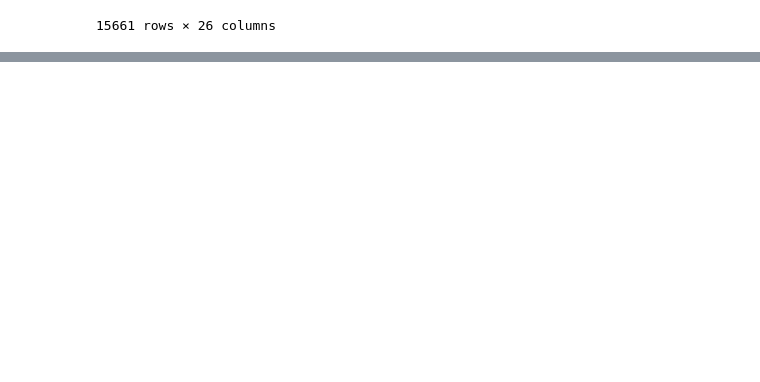
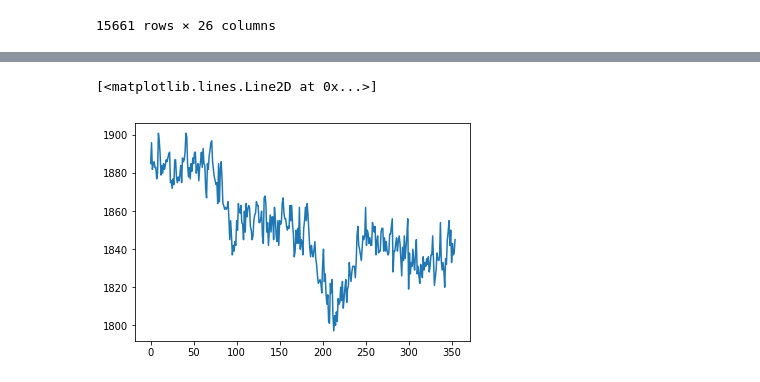
Before and after one commit to jin-sj/hci_lab, a Jupyter notebook: traditional_ml.ipynb, the cells around one changed output, grey strips where cells are left out. Saved outputs shown, nothing was run; the diff lists cells and outputs as text; code cells hidden in the pictures; blank space fills up the shorter version.

Commit message:
plotted values

```diff
--- a/traditional_ml.ipynb
+++ b/traditional_ml.ipynb
@@ -81,5 +83,3 @@ in marker_df, we can see that `Stimulus_String` column is just a combination of
-# %%
-merged_df = pd.merge(fnirs_df2, marker_df2, on="Matlab_now", how="left")
 # %%
 merged_df
 # %% [output]
@@ -109,0 +104,8 @@ merged_df[merged_df["Matlab_now"] == 41117.786]
+# %%
+easy_start_rows = merged_df.index[merged_df.Stimulus_Label == EASY_START].tolist()
+easy_end_rows = merged_df.index[merged_df.Stimulus_Label == EASY_END].tolist()
+hard_start_rows = merged_df.index[merged_df.Stimulus_Label == HARD_START].tolist()
+hard_end_rows = merged_df.index[merged_df.Stimulus_Label == HARD_END].tolist()
+# %%
+easy_rows = list(zip(easy_start_rows, easy_end_rows))
+hard_rows = list(zip(hard_start_rows, hard_end_rows))
@@ -109,0 +141,3 @@ merged_df[merged_df["Matlab_now"] == 41117.786]
+# %%
+x = range(easy_rows[0][1] - easy_rows[0][0] + 1)
+y = merged_df.iloc[easy_rows[0][0]: easy_rows[0][1]+1]["A-DC1"].values.tolist()
@@ -109,0 +164,5 @@ merged_df[merged_df["Matlab_now"] == 41117.786]
+# %%
+plt.plot(x,y)
+# %% [output]
+[<matplotlib.lines.Line2D at 0x...>]
+[figure, added]
```
Also changed, not shown: parts of 22 cells of this notebook.
